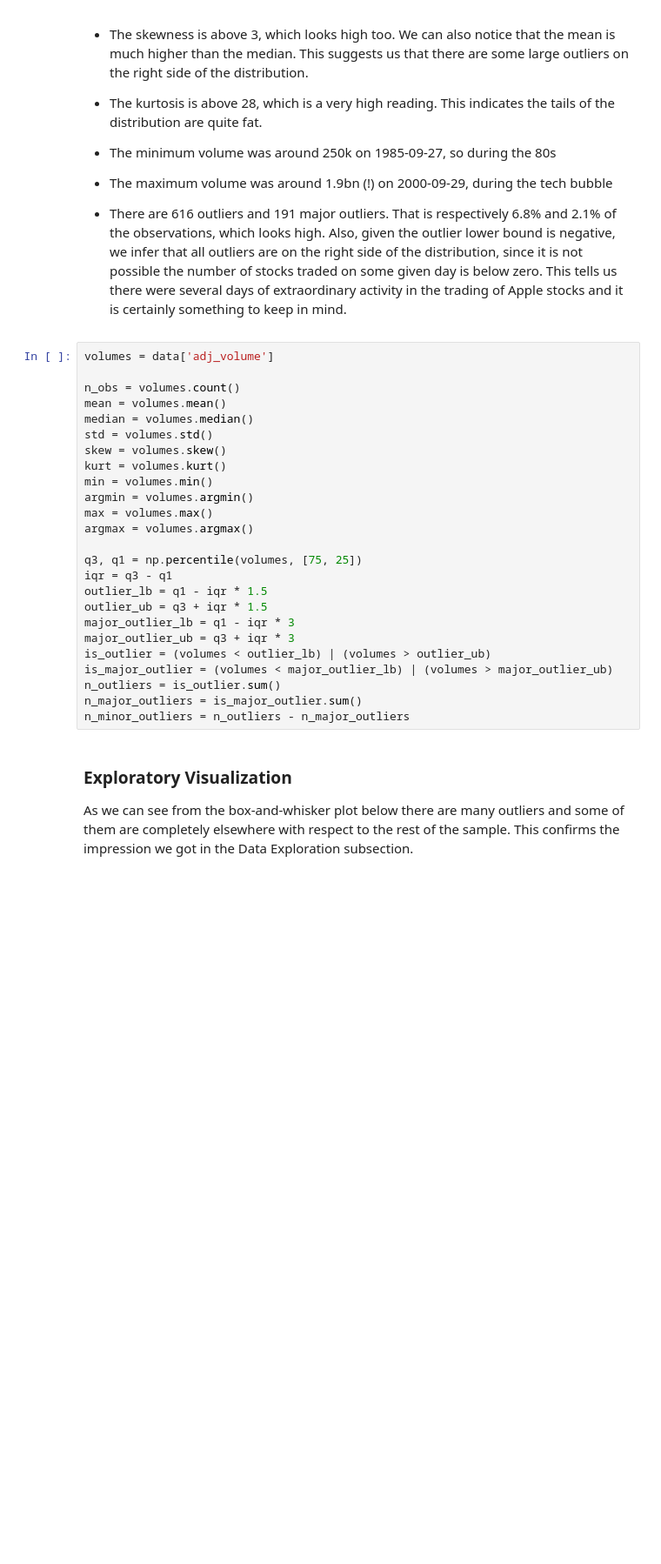
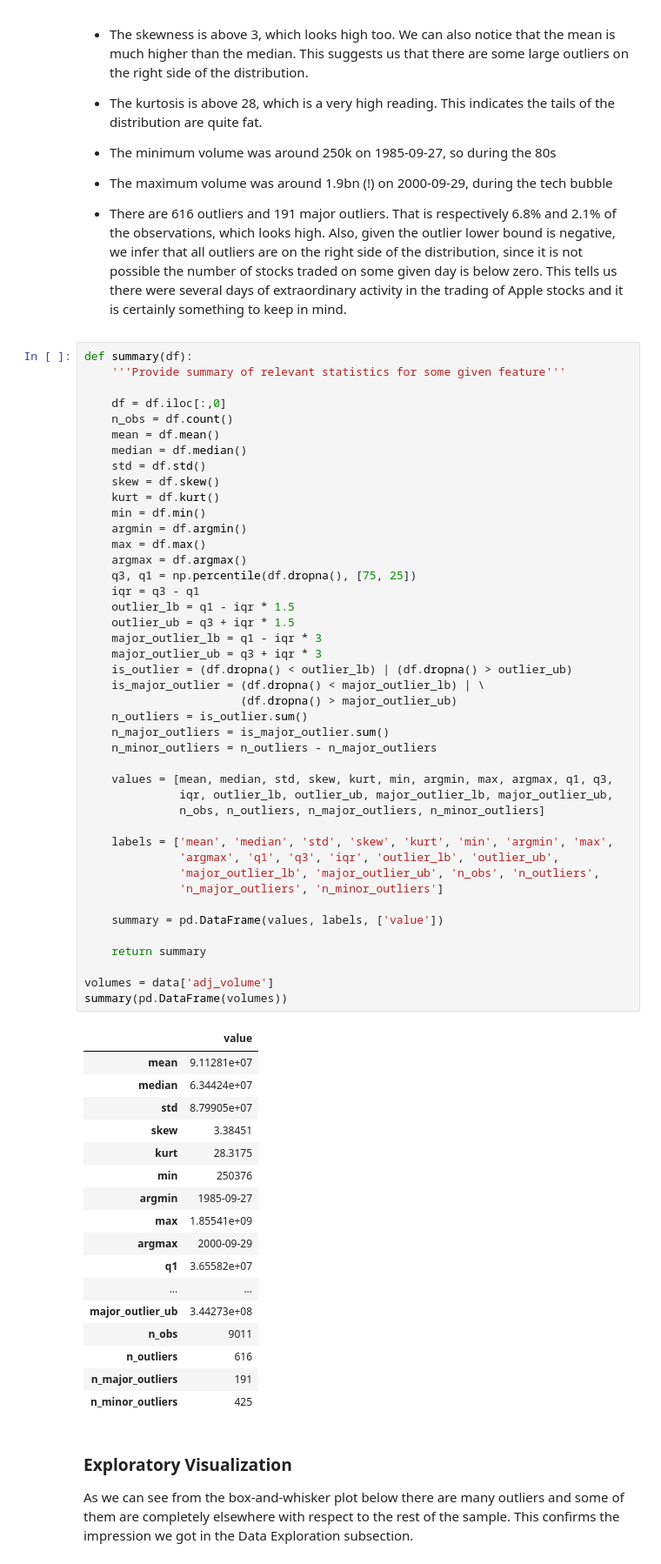
Before and after one commit to DannyZuko/machine-learning, a Jupyter notebook: projects/capstone/report.ipynb, the cells around one changed output. Shown at 87% size. Cells and saved outputs as stored; diff of their text form; blank space fills up the shorter version.

```diff
--- a/projects/capstone/report.ipynb
+++ b/projects/capstone/report.ipynb
@@ -160,30 +160,66 @@ Here are a few observations regarding the volume statistics:
 
 * There are 616 outliers and 191 major outliers. That is respectively 6.8% and 2.1% of the observations, which looks high. Also, given the outlier lower bound is negative, we infer that all outliers are on the right side of the distribution, since it is not possible the number of stocks traded on some given day is below zero. This tells us there were several days of extraordinary activity in the trading of Apple stocks and it is certainly something to keep in mind.
 # %%
+def summary(df):
+    '''Provide summary of relevant statistics for some given feature'''
+
+    df = df.iloc[:,0]
+    n_obs = df.count()
+    mean = df.mean()
+    median = df.median()
+    std = df.std()
+    skew = df.skew()
+    kurt = df.kurt()
+    min = df.min()
+    argmin = df.argmin()
+    max = df.max()
+    argmax = df.argmax()
+    q3, q1 = np.percentile(df.dropna(), [75, 25])
+    iqr = q3 - q1
+    outlier_lb = q1 - iqr * 1.5
+    outlier_ub = q3 + iqr * 1.5
+    major_outlier_lb = q1 - iqr * 3
+    major_outlier_ub = q3 + iqr * 3
+    is_outlier = (df.dropna() < outlier_lb) | (df.dropna() > outlier_ub)
+    is_major_outlier = (df.dropna() < major_outlier_lb) | \
+                       (df.dropna() > major_outlier_ub)
+    n_outliers = is_outlier.sum()
+    n_major_outliers = is_major_outlier.sum()
+    n_minor_outliers = n_outliers - n_major_outliers
+
+    values = [mean, median, std, skew, kurt, min, argmin, max, argmax, q1, q3,
+              iqr, outlier_lb, outlier_ub, major_outlier_lb, major_outlier_ub,
+              n_obs, n_outliers, n_major_outliers, n_minor_outliers]
+
+    labels = ['mean', 'median', 'std', 'skew', 'kurt', 'min', 'argmin', 'max',
+              'argmax', 'q1', 'q3', 'iqr', 'outlier_lb', 'outlier_ub',
+              'major_outlier_lb', 'major_outlier_ub', 'n_obs', 'n_outliers',
+              'n_major_outliers', 'n_minor_outliers']
+
+    summary = pd.DataFrame(values, labels, ['value'])
+
+    return summary
+
 volumes = data['adj_volume']
-
-n_obs = volumes.count()
-mean = volumes.mean()
-median = volumes.median()
-std = volumes.std()
-skew = volumes.skew()
-kurt = volumes.kurt()
-min = volumes.min()
-argmin = volumes.argmin()
-max = volumes.max()
-argmax = volumes.argmax()
-
-q3, q1 = np.percentile(volumes, [75, 25])
-iqr = q3 - q1
-outlier_lb = q1 - iqr * 1.5
-outlier_ub = q3 + iqr * 1.5
-major_outlier_lb = q1 - iqr * 3
-major_outlier_ub = q3 + iqr * 3
-is_outlier = (volumes < outlier_lb) | (volumes > outlier_ub)
-is_major_outlier = (volumes < major_outlier_lb) | (volumes > major_outlier_ub)
-n_outliers = is_outlier.sum()
-n_major_outliers = is_major_outlier.sum()
-n_minor_outliers = n_outliers - n_major_outliers
+summary(pd.DataFrame(volumes))
+# %% [output]
+|  | value |
+| mean | 9.11281e+07 |
+| median | 6.34424e+07 |
+| std | 8.79905e+07 |
+| skew | 3.38451 |
+| kurt | 28.3175 |
+| min | 250376 |
+| argmin | 1985-09-27 |
+| max | 1.85541e+09 |
+| argmax | 2000-09-29 |
+| q1 | 3.65582e+07 |
+| ... | ... |
+| major_outlier_ub | 3.44273e+08 |
+| n_obs | 9011 |
+| n_outliers | 616 |
+| n_major_outliers | 191 |
+| n_minor_outliers | 425 |
 # %% [markdown]
 ### Exploratory Visualization
 
```
Also changed, not shown: parts of 23 cells of this notebook, 1 other file.
